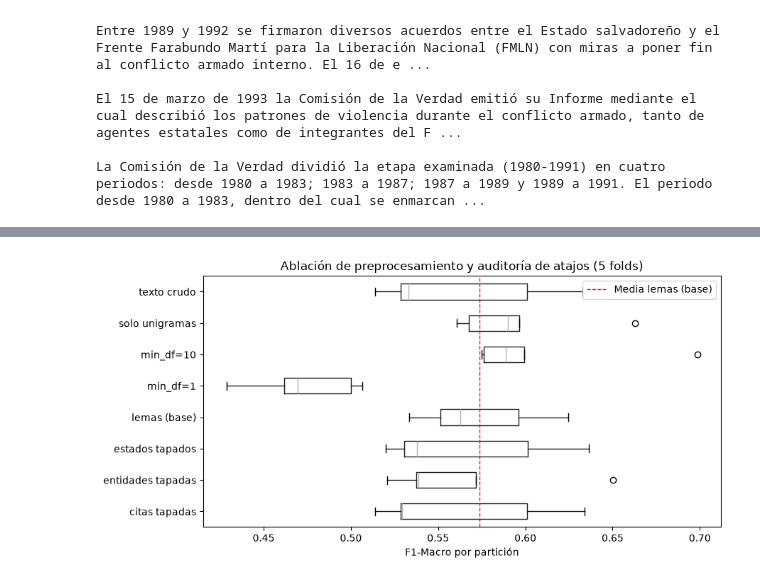
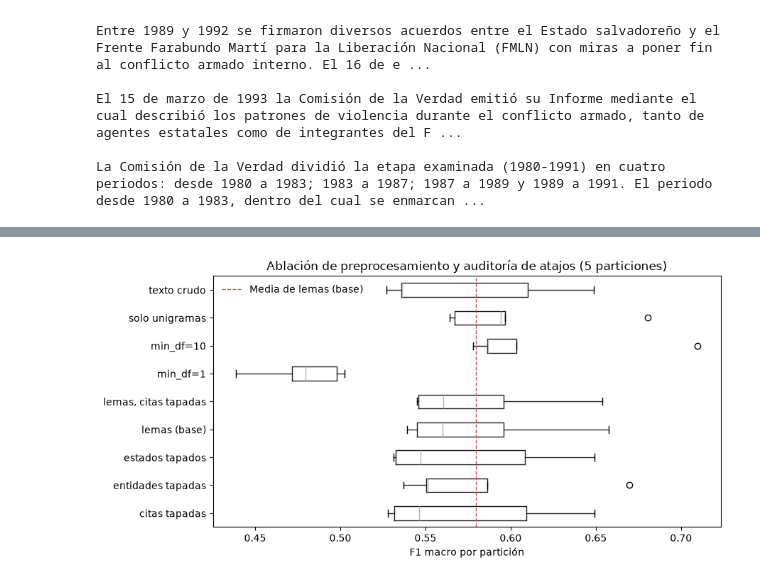
Before and after one commit to GiraldoB/RAG-CIDH, a Jupyter notebook: t1_articulos.ipynb, the cells around one changed output, grey strips where cells are left out. Saved outputs shown, nothing was run; the diff lists cells and outputs as text; code cells hidden in the pictures.

```diff
--- a/t1_articulos.ipynb
+++ b/t1_articulos.ipynb
@@ -215,18 +261,10 @@ La linea base
 # %%
-filas = []
-
+filas_base = []
 for k, ent, pru in iterar_particiones(df):
-    P = np.tile(Y[ent].mean(axis=0), (len(pru), 1))      # misma predicción para todas
-    filas.append({"modelo": "linea_base", "particion": k, **metricas_multietiqueta(Y[pru], (P >= 0.5).astype(int), P)})
-resumir(filas)
-
-
-
-# Nota (Línea base): Al ignorar el texto y predecir siempre los 3 artículos con
-# prevalencia >= 0.5 (arts. 8, 25 y 5), el modelo logra un f1_micro engañosamente
-# alto (0.6121) sostenido por volumen, pero cae a 0.1771 en f1_macro al sacar 0.0
-# en 12 de los 15 derechos. Esto fija el piso mínimo de referencia y justifica por qué
-# f1_macro y ap_macro (0.3232) son las métricas centrales para evaluar aprendizaje real.
+    P = np.tile(Y[ent].mean(axis=0), (len(pru), 1))      # la misma predicción para todas: la proporción de cada artículo
+    filas_base.append({"modelo": "linea_base", "particion": k,
+                       **metricas_multietiqueta(Y[pru], (P >= 0.5).astype(int), P)})
+resumir(filas_base)
 # %% [output]
 |  | f1_micro |  | f1_macro |  | precision_micro |  | exhaustividad_micro |  | hamming | ... |
 |  | mean | std | mean | std | mean | std | mean | std | mean | ... |
@@ -324,6 +360,8 @@ Nota (Ablación: lemas vs. texto crudo): Lematizar mejora el f1_macro en +0.0118
 # Preparamos los textos transformados (X_ent ya está calculado en memoria)
 X_crudo = df["texto"].to_numpy()
 X_citas = df["texto"].map(tapar_citas).to_numpy()
+# En lemas, la Entrega 1 convirtió «artículo 8.1» en el término «art_8_1»: también hay que taparlas
+X_lemas_citas = df["lemas"].map(tapar_citas).to_numpy()
 
 estados_unicos = df["estado"].unique()
 X_estados = np.array([tapar_estados(t, estados_unicos) for t in df["texto"]], dtype=object)
@@ -333,6 +371,7 @@ filas = (
     evaluar("lemas (base)", tfidf_lr, X)
     + evaluar("texto crudo", tfidf_lr, X_crudo)
     + evaluar("citas tapadas", tfidf_lr, X_citas)
+    + evaluar("lemas, citas tapadas", tfidf_lr, X_lemas_citas)
     + evaluar("estados tapados", tfidf_lr, X_estados)
     + evaluar("entidades tapadas", tfidf_lr, X_ent)
     + evaluar("solo unigramas", lambda: tfidf_lr(ngramas=(1, 1)), X)
@@ -401,13 +443,13 @@ El triunfo de min_df=10 (+0.0339 $\rightarrow$ f1_macro sube a 0.6075) y solo un
 # %%
-import matplotlib.pyplot as plt
-
 orden = tabla_ablacion.index.tolist()
 ax = por_particion[orden].boxplot(vert=False, figsize=(9, 4.5), grid=False)
-ax.axvline(por_particion["lemas (base)"].mean(), color="crimson", linestyle="--", linewidth=1, label="Media lemas (base)")
-ax.set_xlabel("F1-Macro por partición")
-ax.set_title("Ablación de preprocesamiento y auditoría de atajos (5 folds)")
-ax.legend()
+ax.axvline(por_particion["lemas (base)"].mean(), color=PALETA[7], linestyle="--", linewidth=1,
+           label="Media de lemas (base)")
+ax.set_xlabel("F1 macro por partición")
+ax.set_title("Ablación de preprocesamiento y auditoría de atajos (5 particiones)")
+ax.legend(frameon=False)
 plt.tight_layout()
+guardar_fig(ax.figure, "c05_t1_ablacion")
 plt.show()
 # %% [output]
-[figure, old version]
+[figure, new version]
```
Also changed, not shown: parts of 83 cells of this notebook, 11 other files.
